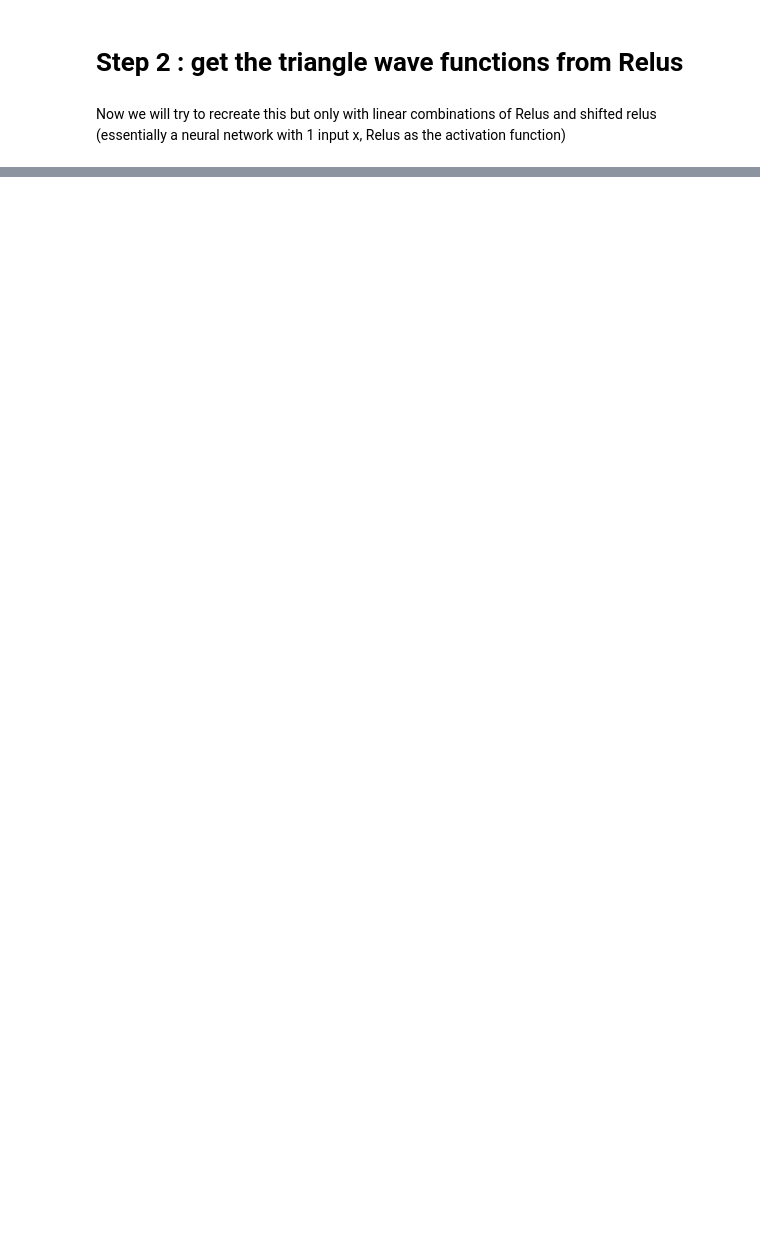
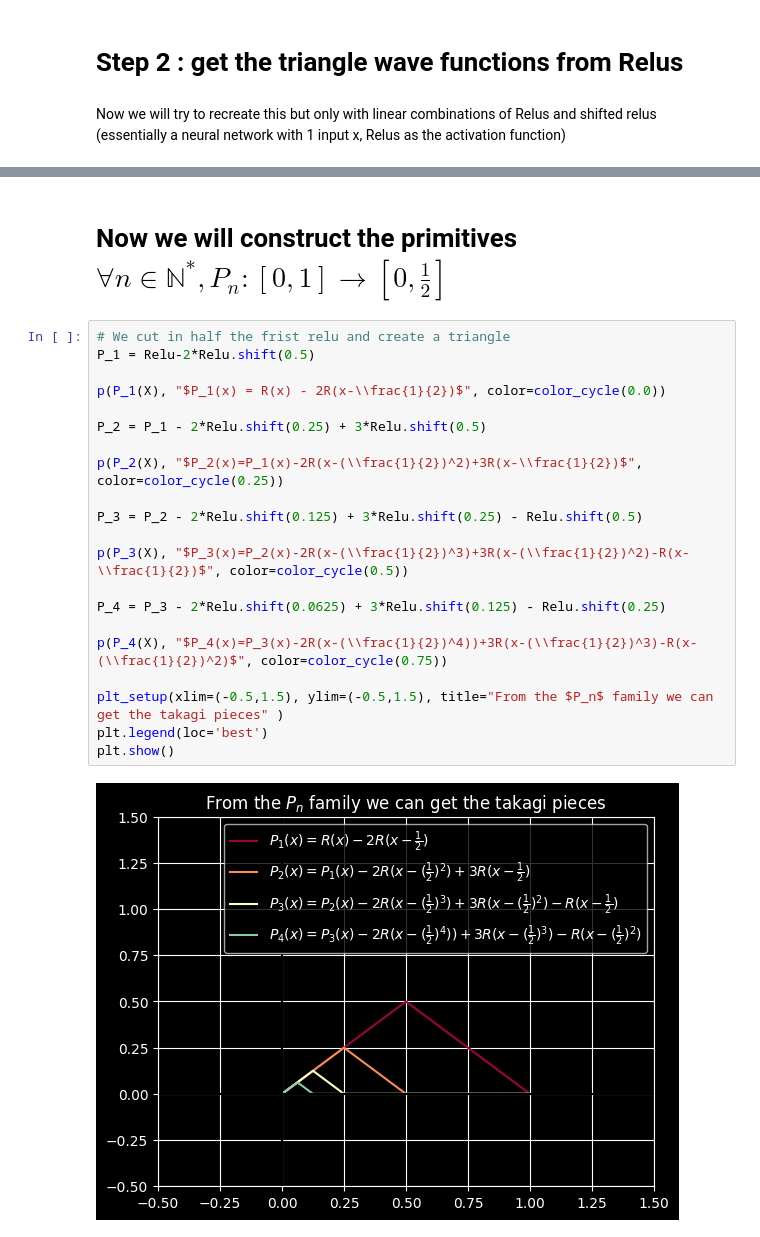
Before and after one commit to Hadrien-Cornier/cool-nn-stuff, a Jupyter notebook: polynomials_from_relus.ipynb, the cells around one changed output, grey strips where cells are left out. Saved outputs shown, nothing was run; the diff lists cells and outputs as text; blank space fills up the shorter version.

```diff
--- a/polynomials_from_relus.ipynb
+++ b/polynomials_from_relus.ipynb
@@ -177 +126,26 @@ plt.show()
+# %% [markdown]
+# Now we will construct the primitives $\forall n \in \mathbb{N}^* , P_n : [0,1] \to [0,\frac{1}{2}]$
+# %%
+# We cut in half the frist relu and create a triangle
+P_1 = Relu-2*Relu.shift(0.5)
+
+p(P_1(X), "$P_1(x) = R(x) - 2R(x-\\frac{1}{2})$", color=color_cycle(0.0))
+
+P_2 = P_1 - 2*Relu.shift(0.25) + 3*Relu.shift(0.5)
+
+p(P_2(X), "$P_2(x)=P_1(x)-2R(x-(\\frac{1}{2})^2)+3R(x-\\frac{1}{2})$", color=color_cycle(0.25))
+
+P_3 = P_2 - 2*Relu.shift(0.125) + 3*Relu.shift(0.25) - Relu.shift(0.5)
+
+p(P_3(X), "$P_3(x)=P_2(x)-2R(x-(\\frac{1}{2})^3)+3R(x-(\\frac{1}{2})^2)-R(x-\\frac{1}{2})$", color=color_cycle(0.5))
+
+P_4 = P_3 - 2*Relu.shift(0.0625) + 3*Relu.shift(0.125) - Relu.shift(0.25)
+
+p(P_4(X), "$P_4(x)=P_3(x)-2R(x-(\\frac{1}{2})^4))+3R(x-(\\frac{1}{2})^3)-R(x-(\\frac{1}{2})^2)$", color=color_cycle(0.75))
+
+plt_setup(xlim=(-0.5,1.5), ylim=(-0.5,1.5), title="From the $P_n$ family we can get the takagi pieces" )
+plt.legend(loc='best')
+plt.show()
+# %% [output]
+[figure, added]
 # %% [markdown]
```
Also changed, not shown: parts of 13 cells of this notebook.
